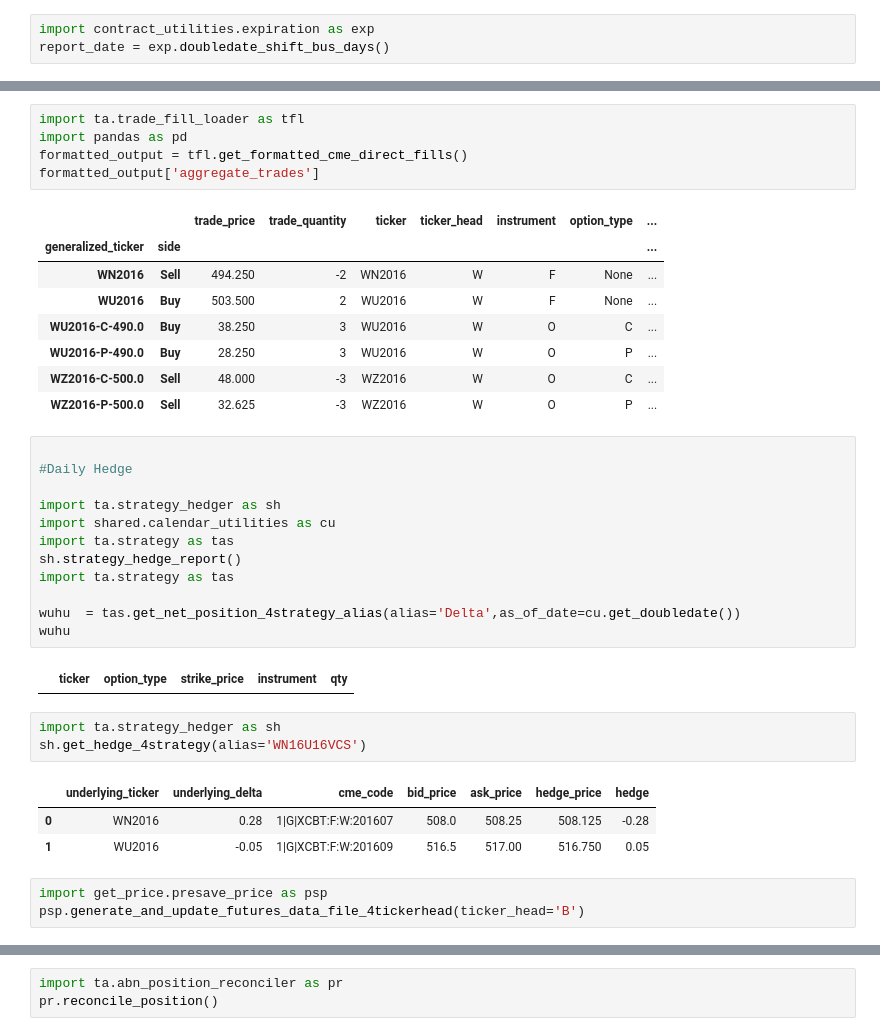
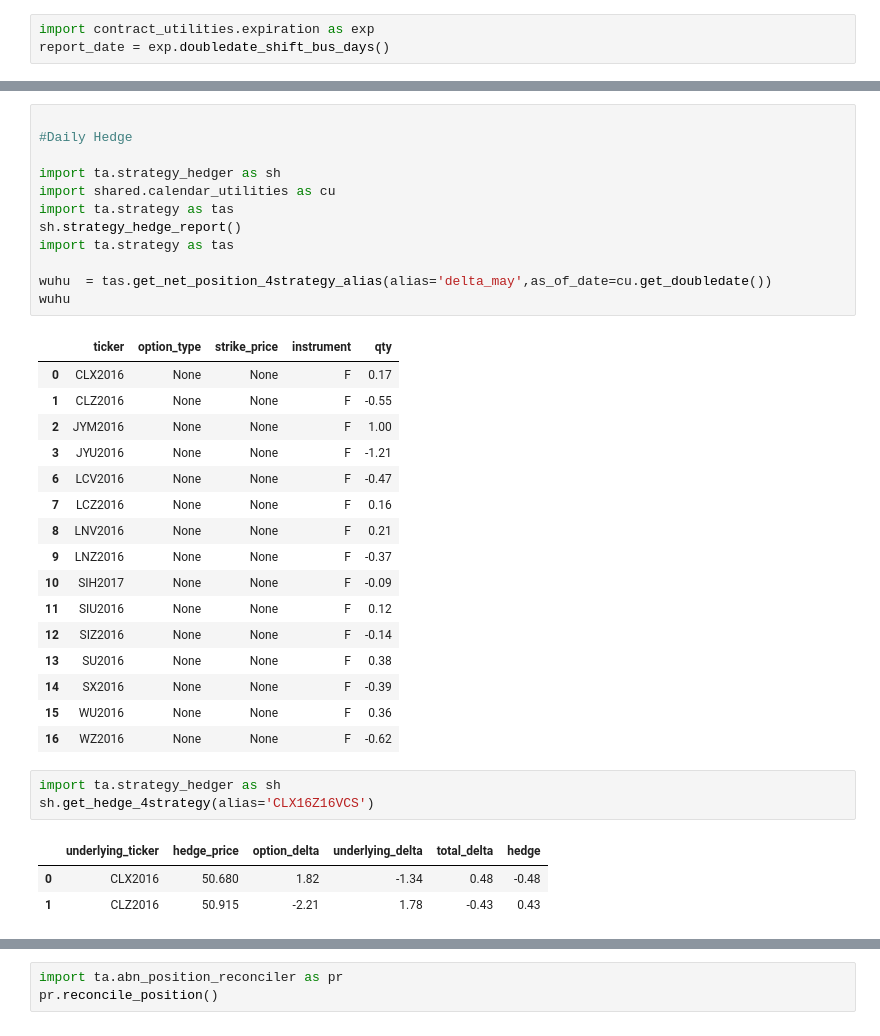
Before and after one commit to d0p34m1n3/repo_barbarossa, a Jupyter notebook: PycharmProjects/ta/trade_helper.ipynb, the cells around one changed output, grey strips where cells are left out. Cells and saved outputs as stored; diff of their text form.

```diff
--- a/PycharmProjects/ta/trade_helper.ipynb
+++ b/PycharmProjects/ta/trade_helper.ipynb
@@ -43,38 +44,36 @@ trade_frame
-# %%
-import ta.trade_fill_loader as tfl
-import pandas as pd
-formatted_output = tfl.get_formatted_cme_direct_fills()
-formatted_output['aggregate_trades']
-# %% [output]
-|  |  | trade_price | trade_quantity | ticker | ticker_head | instrument | option_type | ... |
-| generalized_ticker | side |  |  |  |  |  |  | ... |
-| WN2016 | Sell | 494.250 | -2 | WN2016 | W | F | None | ... |
-| WU2016 | Buy | 503.500 | 2 | WU2016 | W | F | None | ... |
-| WU2016-C-490.0 | Buy | 38.250 | 3 | WU2016 | W | O | C | ... |
-| WU2016-P-490.0 | Buy | 28.250 | 3 | WU2016 | W | O | P | ... |
-| WZ2016-C-500.0 | Sell | 48.000 | -3 | WZ2016 | W | O | C | ... |
-| WZ2016-P-500.0 | Sell | 32.625 | -3 | WZ2016 | W | O | P | ... |
 # %%
 
 #Daily Hedge
 
 import ta.strategy_hedger as sh
 import shared.calendar_utilities as cu
 import ta.strategy as tas
 sh.strategy_hedge_report()
 import ta.strategy as tas
 
-wuhu  = tas.get_net_position_4strategy_alias(alias='Delta',as_of_date=cu.get_doubledate())
+wuhu  = tas.get_net_position_4strategy_alias(alias='delta_may',as_of_date=cu.get_doubledate())
 wuhu
 # %% [output]
 |  | ticker | option_type | strike_price | instrument | qty |
+| 0 | CLX2016 | None | None | F | 0.17 |
+| 1 | CLZ2016 | None | None | F | -0.55 |
+| 2 | JYM2016 | None | None | F | 1.00 |
+| 3 | JYU2016 | None | None | F | -1.21 |
+| 6 | LCV2016 | None | None | F | -0.47 |
+| 7 | LCZ2016 | None | None | F | 0.16 |
+| 8 | LNV2016 | None | None | F | 0.21 |
+| 9 | LNZ2016 | None | None | F | -0.37 |
+| 10 | SIH2017 | None | None | F | -0.09 |
+| 11 | SIU2016 | None | None | F | 0.12 |
+| 12 | SIZ2016 | None | None | F | -0.14 |
+| 13 | SU2016 | None | None | F | 0.38 |
+| 14 | SX2016 | None | None | F | -0.39 |
+| 15 | WU2016 | None | None | F | 0.36 |
+| 16 | WZ2016 | None | None | F | -0.62 |
 # %%
 import ta.strategy_hedger as sh
-sh.get_hedge_4strategy(alias='WN16U16VCS')
+sh.get_hedge_4strategy(alias='CLX16Z16VCS')
 # %% [output]
-|  | underlying_ticker | underlying_delta | cme_code | bid_price | ask_price | hedge_price | hedge |
-| 0 | WN2016 | 0.28 | 1|G|XCBT:F:W:201607 | 508.0 | 508.25 | 508.125 | -0.28 |
-| 1 | WU2016 | -0.05 | 1|G|XCBT:F:W:201609 | 516.5 | 517.00 | 516.750 | 0.05 |
+|  | underlying_ticker | hedge_price | option_delta | underlying_delta | total_delta | hedge |
+| 0 | CLX2016 | 50.680 | 1.82 | -1.34 | 0.48 | -0.48 |
+| 1 | CLZ2016 | 50.915 | -2.21 | 1.78 | -0.43 | 0.43 |
-# %%
-import get_price.presave_price as psp
-psp.generate_and_update_futures_data_file_4tickerhead(ticker_head='B')
```
Also changed, not shown: parts of 10 cells of this notebook, 22 other files.
